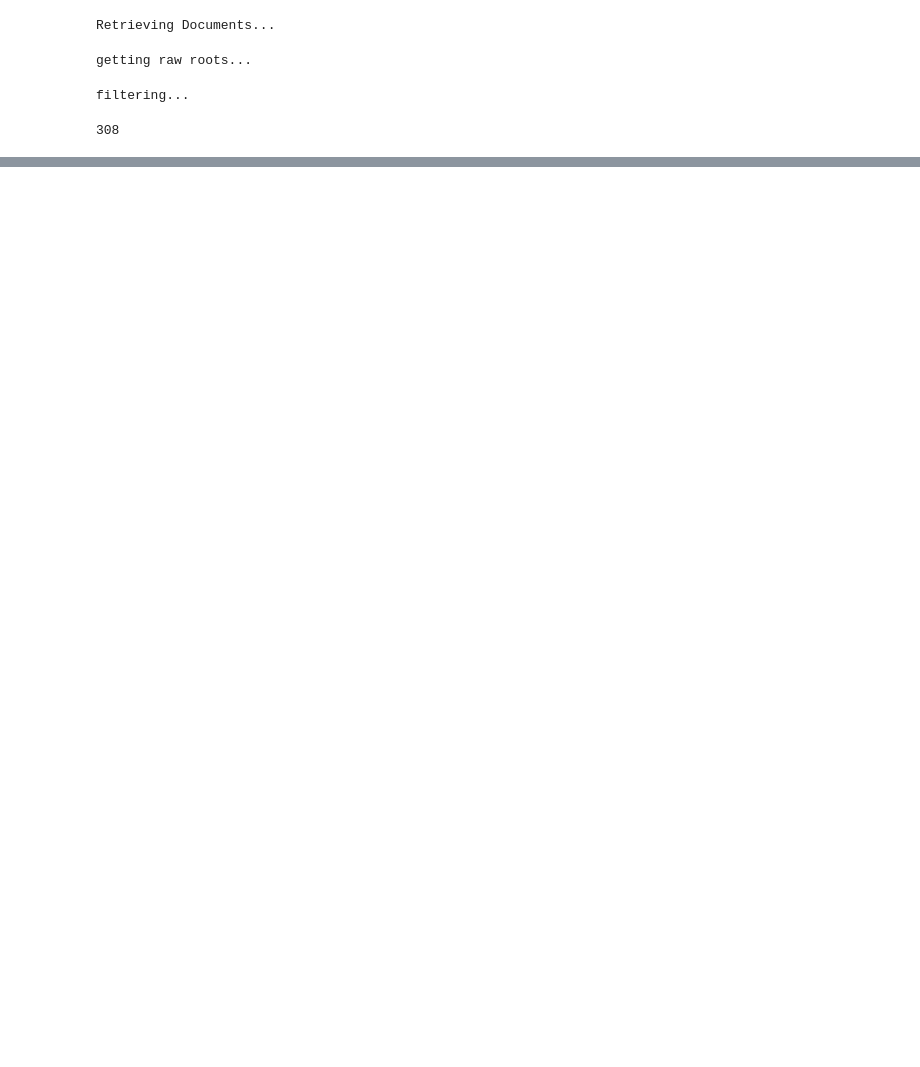
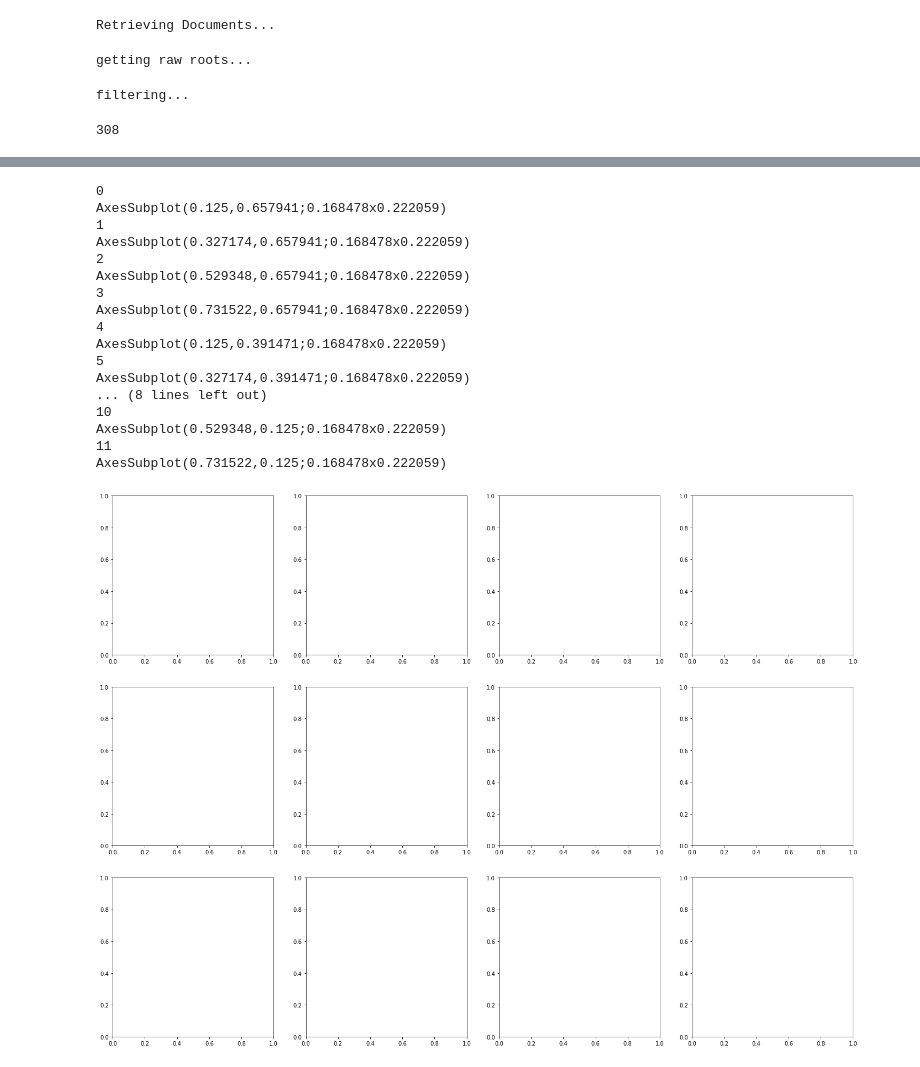
Before and after one commit to besaleli/BERT_Shorashim, a Jupyter notebook: embeddings_clustering_exp.ipynb, the cells around one changed output, grey strips where cells are left out. Drawn from its saved outputs; the diff is of its cells as text; code cells hidden in the pictures; blank space fills up the shorter version.

```diff
--- a/embeddings_clustering_exp.ipynb
+++ b/embeddings_clustering_exp.ipynb
@@ -111,0 +113,27 @@ plt.show()
+# %%
+def plot_all_layers(df):
+    fig, axes = plt.subplots(3, 4, figsize=(24,18))
+    for layer, ax in zip(range(12), axes.reshape(-1)):
+        print(layer)
+        print(ax)
+# %%
+plot_all_layers(df)
+# %% [output]
+0
+AxesSubplot(0.125,0.657941;0.168478x0.222059)
+1
+AxesSubplot(0.327174,0.657941;0.168478x0.222059)
+2
+AxesSubplot(0.529348,0.657941;0.168478x0.222059)
+3
+AxesSubplot(0.731522,0.657941;0.168478x0.222059)
+4
+AxesSubplot(0.125,0.391471;0.168478x0.222059)
+5
+AxesSubplot(0.327174,0.391471;0.168478x0.222059)
+... (8 lines left out)
+10
+AxesSubplot(0.529348,0.125;0.168478x0.222059)
+11
+AxesSubplot(0.731522,0.125;0.168478x0.222059)
+[figure, added]
```
Also changed, not shown: parts of 5 cells of this notebook, 5 other files.
